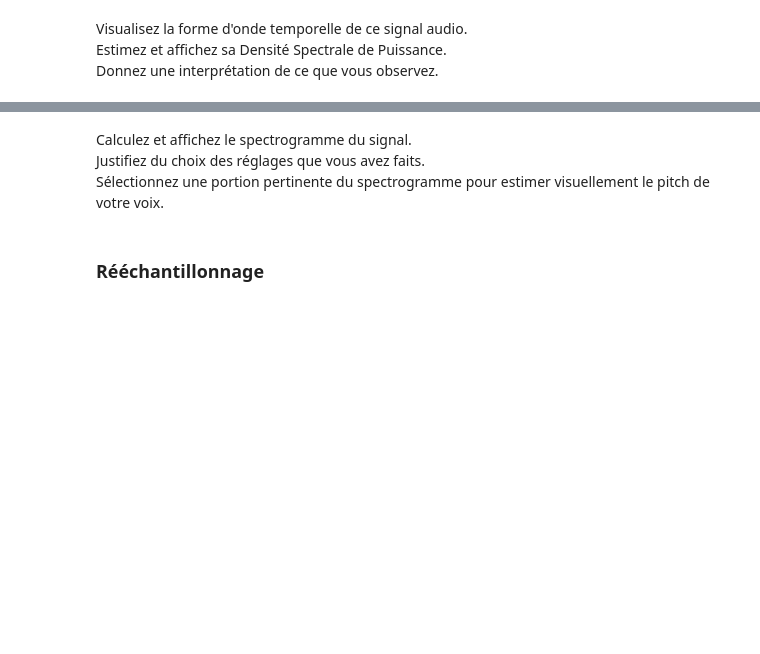
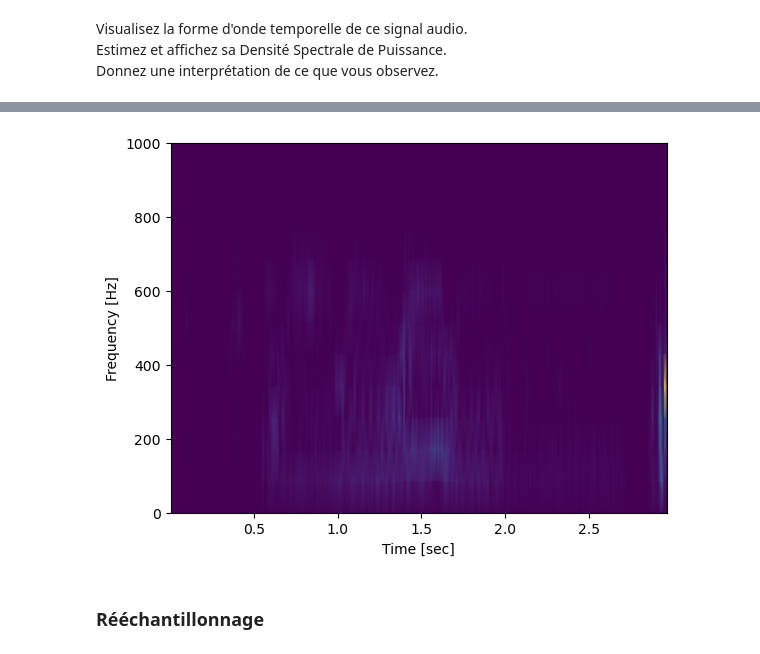
Before and after one commit to ArnaudGardille/Deep-Learning-Signal, a Jupyter notebook: dls_tp1.ipynb, the cells around one changed output, grey strips where cells are left out. Saved outputs shown, nothing was run; the diff lists cells and outputs as text; code cells hidden in the pictures; blank space fills up the shorter version.

```diff
--- a/dls_tp1.ipynb
+++ b/dls_tp1.ipynb
@@ -49,7 +98,11 @@ plt.show()
-# %% [markdown]
-Calculez et affichez le spectrogramme du signal. <br>
-Justifiez du choix des réglages que vous avez faits. <br>
-Sélectionnez une portion pertinente du spectrogramme pour estimer visuellement le pitch de votre voix.
+# %%
+plt.pcolormesh(t, f, Sxx, shading='gouraud')
+plt.ylabel('Frequency [Hz]')
+plt.xlabel('Time [sec]')
+plt.ylim(ymax=1000) #or yl
+plt.show()
+# %% [output]
+[figure, added]
 # %% [markdown]
 ### Rééchantillonnage
 # %% [markdown]
```
Also changed, not shown: parts of 24 cells of this notebook, 5 other files.
